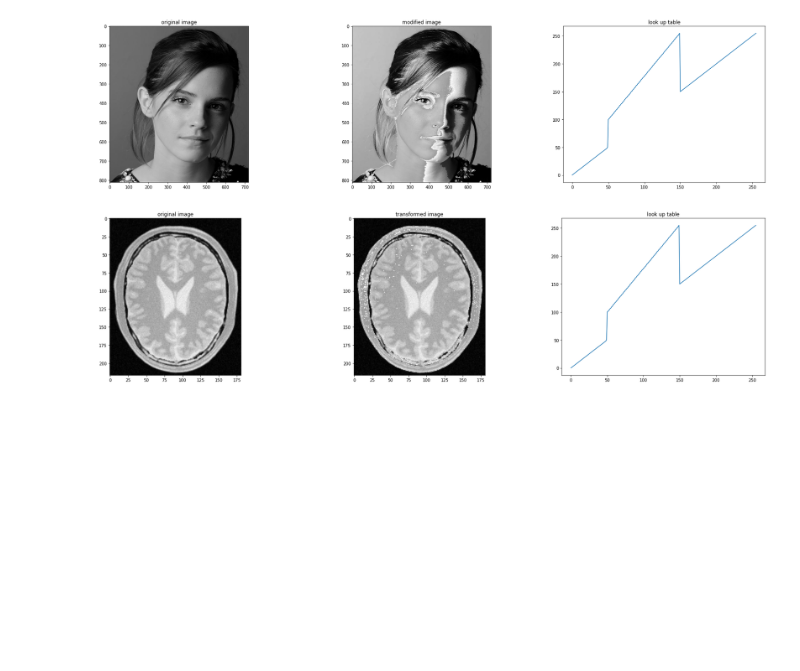
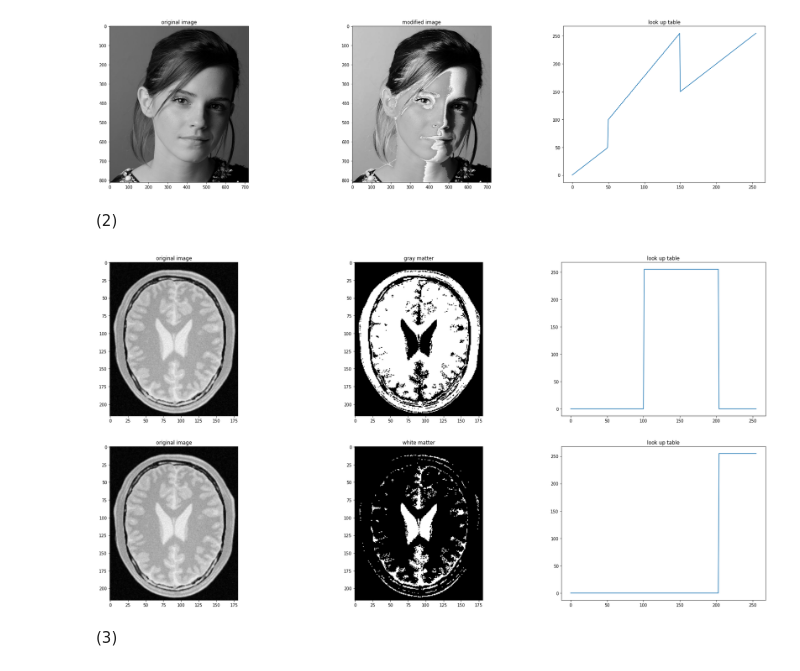
Before and after one commit to Chathushka1999/EN2550_Assignments, a Jupyter notebook: Assignment1.ipynb, the cells around one changed output. Drawn from its saved outputs; the diff is of its cells as text; code cells hidden in the pictures; blank space fills up the shorter version.

```diff
--- a/Assignment1.ipynb
+++ b/Assignment1.ipynb
@@ -30,20 +30,40 @@ ax[2].set_title("look up table")
 #plt.axis("off")
 # %% [output]
 [figure]
+# %% [markdown]
+(2)
 # %%
+# 101-204 gray matter
+# 204-256 white matter
 brain=cv.imread("brain_proton_density_slice.png")
 brain=cv.cvtColor(brain,cv.COLOR_BGR2RGB)
-transformed=cv.LUT(brain,table)
-brain=cv.cvtColor(brain,cv.COLOR_BGR2RGB)
-fig,ax=plt.subplots(1,3)
+g1=np.linspace(0,0,101)
+g2=np.linspace(255,255,103)
+g3=np.linspace(0,0,52)
+table_gm=np.concatenate((g1,g2,g3),axis=0).astype(np.uint8)
+w1=np.linspace(0,0,204)
+w2=np.linspace(255,255,52)
+table_wm=np.concatenate((w1,w2),axis=0).astype(np.uint8)
+grayMatter=cv.LUT(brain,table_gm)
+whiteMatter=cv.LUT(brain,table_wm)
+#brain=cv.cvtColor(brain,cv.COLOR_BGR2RGB)
+fig,ax=plt.subplots(2,3)
 fig.set_figwidth(30)
-fig.set_figheight(7)
-ax[0].set_title("original image")
-ax[1].set_title("transformed image")
-ax[2].set_title("look up table")
-ax[0].imshow(brain)
-ax[1].imshow(transformed)
-ax[2].plot(table)
+fig.set_figheight(15)
+ax[0][0].set_title("original image")
+ax[0][1].set_title("gray matter")
+ax[0][2].set_title("look up table")
+ax[0][0].imshow(brain)
+ax[0][1].imshow(grayMatter)
+ax[0][2].plot(table_gm)
+ax[1][0].set_title("original image")
+ax[1][1].set_title("white matter")
+ax[1][2].set_title("look up table")
+ax[1][0].imshow(brain)
+ax[1][1].imshow(whiteMatter)
+ax[1][2].plot(table_wm)
 plt.show()
 # %% [output]
-[figure, old version]
+[figure, new version]
+# %% [markdown]
+(3)
```
